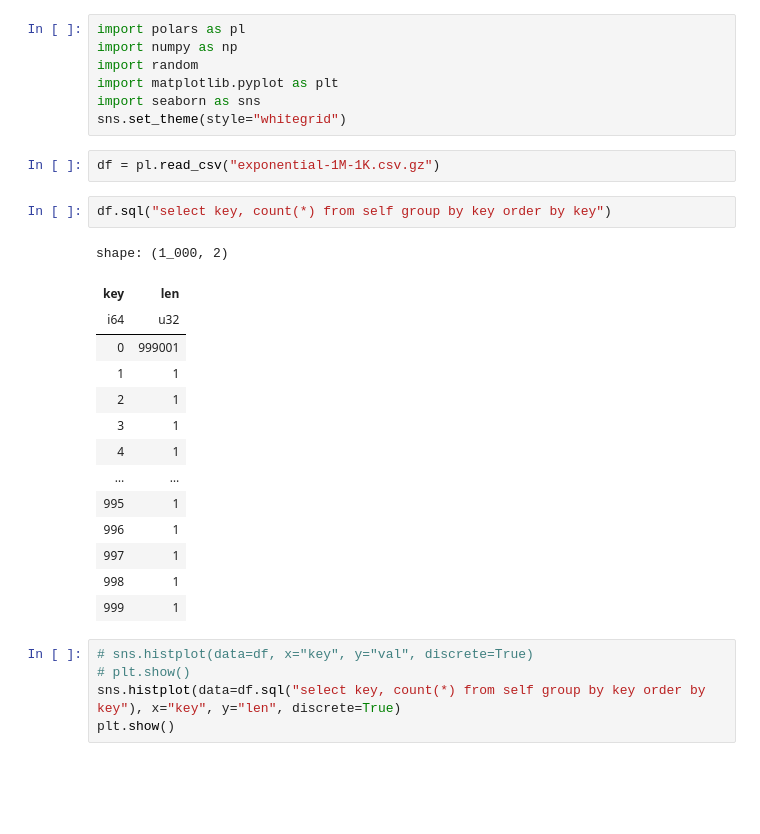
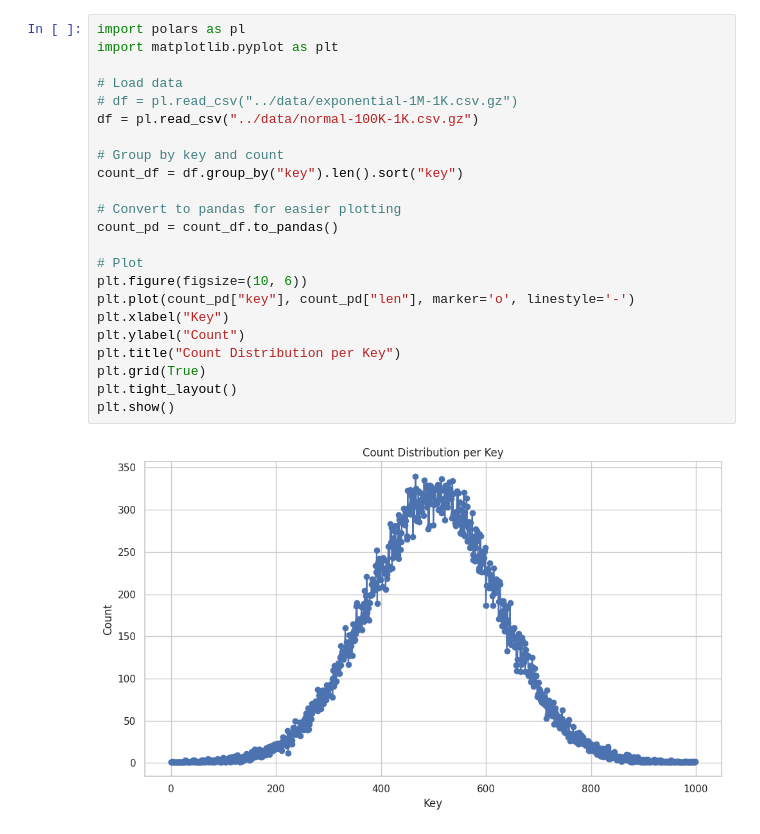
Before and after one commit to haok1402/parallel-groupby, a Jupyter notebook: visualize/dist_visualise.ipynb, the cells around one changed output. Drawn from its saved outputs; the diff is of its cells as text; blank space fills up the shorter version.

Commit message:
fix the distribution generation.

```diff
--- a/visualize/dist_visualise.ipynb
+++ b/visualize/dist_visualise.ipynb
@@ -1,31 +1,25 @@
-# %%
-import polars as pl
-import numpy as np
-import random
-import matplotlib.pyplot as plt
-import seaborn as sns
-sns.set_theme(style="whitegrid")
-# %%
-df = pl.read_csv("exponential-1M-1K.csv.gz")
-# %%
-df.sql("select key, count(*) from self group by key order by key")
-# %% [output]
-shape: (1_000, 2)
-| key | len |
-| i64 | u32 |
-| 0 | 999001 |
-| 1 | 1 |
-| 2 | 1 |
-| 3 | 1 |
-| 4 | 1 |
-| … | … |
-| 995 | 1 |
-| 996 | 1 |
-| 997 | 1 |
-| 998 | 1 |
-| 999 | 1 |
-# %%
-# sns.histplot(data=df, x="key", y="val", discrete=True)
-# plt.show()
-sns.histplot(data=df.sql("select key, count(*) from self group by key order by key"), x="key", y="len", discrete=True)
-plt.show()
+# %%
+import polars as pl
+import matplotlib.pyplot as plt
+
+# Load data
+# df = pl.read_csv("../data/exponential-1M-1K.csv.gz")
+df = pl.read_csv("../data/normal-100K-1K.csv.gz")
+
+# Group by key and count
+count_df = df.group_by("key").len().sort("key")
+
+# Convert to pandas for easier plotting
+count_pd = count_df.to_pandas()
+
+# Plot
+plt.figure(figsize=(10, 6))
+plt.plot(count_pd["key"], count_pd["len"], marker='o', linestyle='-')
+plt.xlabel("Key")
+plt.ylabel("Count")
+plt.title("Count Distribution per Key")
+plt.grid(True)
+plt.tight_layout()
+plt.show()
+# %% [output]
+[figure, added]
```
Also changed, not shown: 1 other file.
